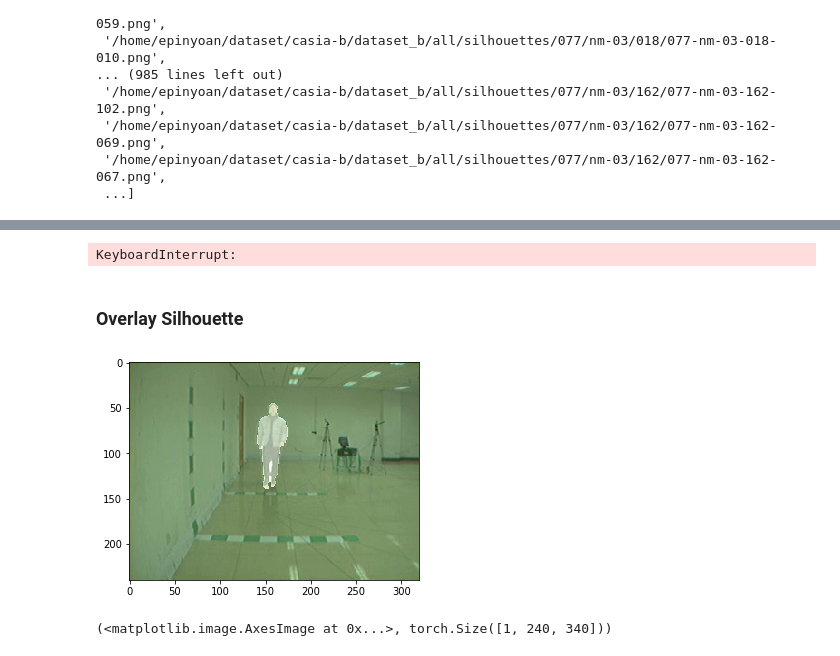
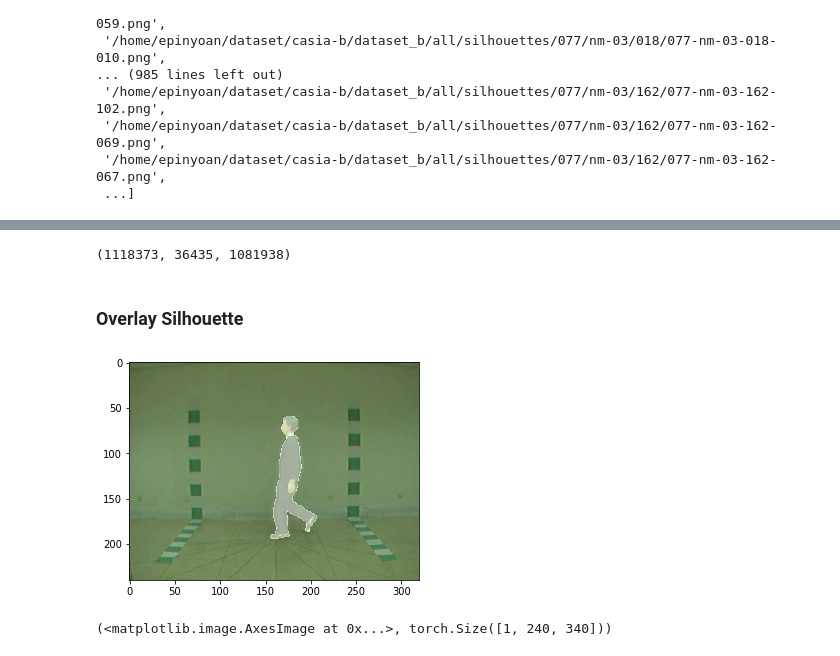
Before and after one commit to exitudio/VIBE, a Jupyter notebook: study/Silhouette-Video-Dataset.ipynb, the cells around one changed output, grey strips where cells are left out. Drawn from its saved outputs; the diff is of its cells as text; code cells hidden in the pictures.

Commit message:
train silhouette

```diff
--- a/study/Silhouette-Video-Dataset.ipynb
+++ b/study/Silhouette-Video-Dataset.ipynb
@@ -227,4 +217,0 @@ silhouette_paths
-# %%
-path = '/home/epinyoan/dataset/casia-b/dataset_b/all/images/005-bg-01-144/000155.png'
-image = read_image(path)
-plt.imshow(torch.permute(image, (1,2, 0)))
@@ -244,28 +228,28 @@ for im_path in silhouette_paths:
         print('---')
 len(silhouette_paths), len(p300), len(p320)
 # %% [output]
-KeyboardInterrupt:
+(1118373, 36435, 1081938)
 # %%
 silhouette_paths_320 = np.array(p320)
 np.save('/home/epinyoan/dataset/casia-b/dataset_b/all/silhouette_paths_320.npy', silhouette_paths_320)
-# %% [markdown]
-### Overlay Silhouette
+# %% [markdown]
+### Overlay Silhouette
 # %%
 def overlay(raw, silh):
     image = raw + silh/2
     image = torch.clip(image, max=255)
     plt.imshow(torch.permute(image/255, (1,2, 0)))
 # %%
-silhouette_path = '/home/epinyoan/dataset/casia-b/dataset_b/all/silhouettes/077/cl-01/000/077-cl-01-000-043.png'
-s = silhouette_path.split('/')[-1].split('.')[0].split('-')
-im_path = '/home/epinyoan/dataset/casia-b/dataset_b/all/images/'+'-'.join(s[:4])+'/'+s[4].zfill(6)+'.png'
+subject_id, condition, walk_id, angle, frame = '004-nm-01-090-095'.split('-')
+silhouette_path = '/home/epinyoan/dataset/casia-b/dataset_b/all/silhouettes/'+subject_id+'/'+condition+'-'+walk_id+'/'+angle+'/'+subject_id+'-'+condition+'-'+walk_id+'-'+angle+'-'+frame+'.png'
+im_path = '/home/epinyoan/dataset/casia-b/dataset_b/all/images/'+subject_id+'-'+condition+'-'+walk_id+'-'+angle+'/'+frame.zfill(6)+'.png'
 image = read_image(im_path)
 
 s_image = read_image(silhouette_path)
 # s_image = F.pad(s_image, (0,20), "constant", 255)
 overlay(image, s_image)
 # %% [output]
-[figure, old version]
+[figure, new version]
 # %%
 image = read_image(silhouette_path)
 image = F.pad(image, (0,20), "constant", 255)
```
Also changed, not shown: parts of 20 cells of this notebook, 9 other files.
